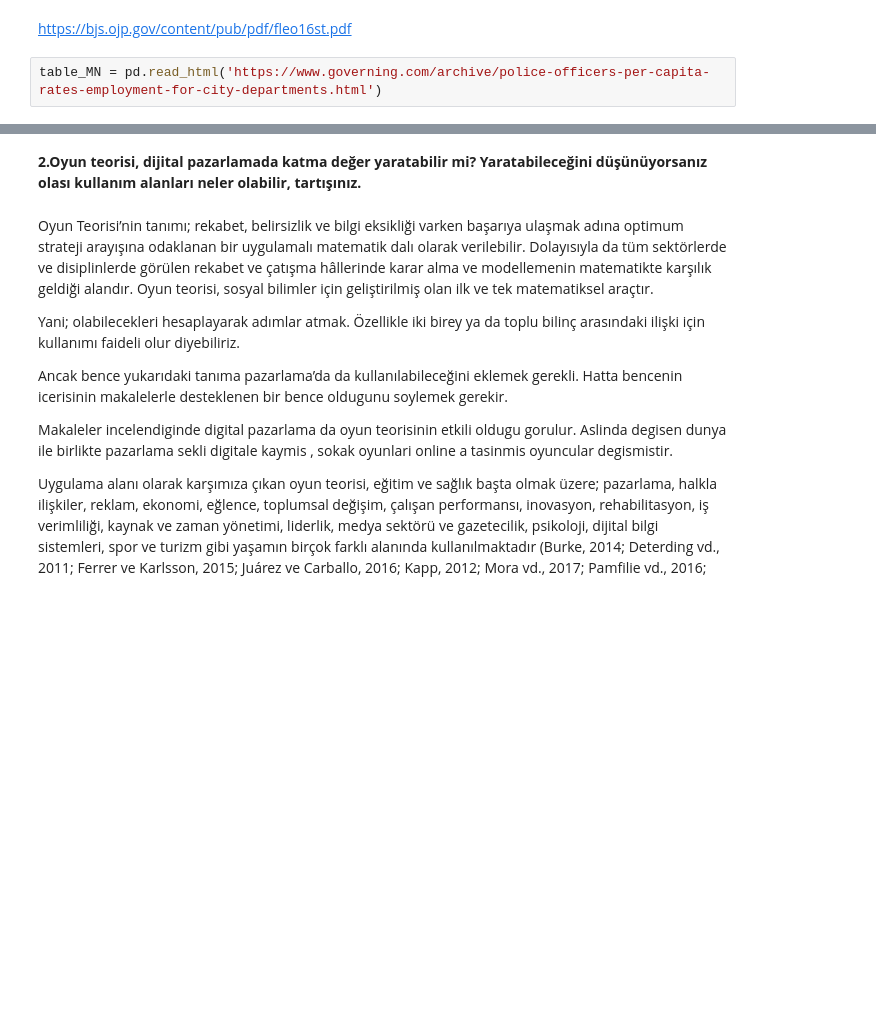
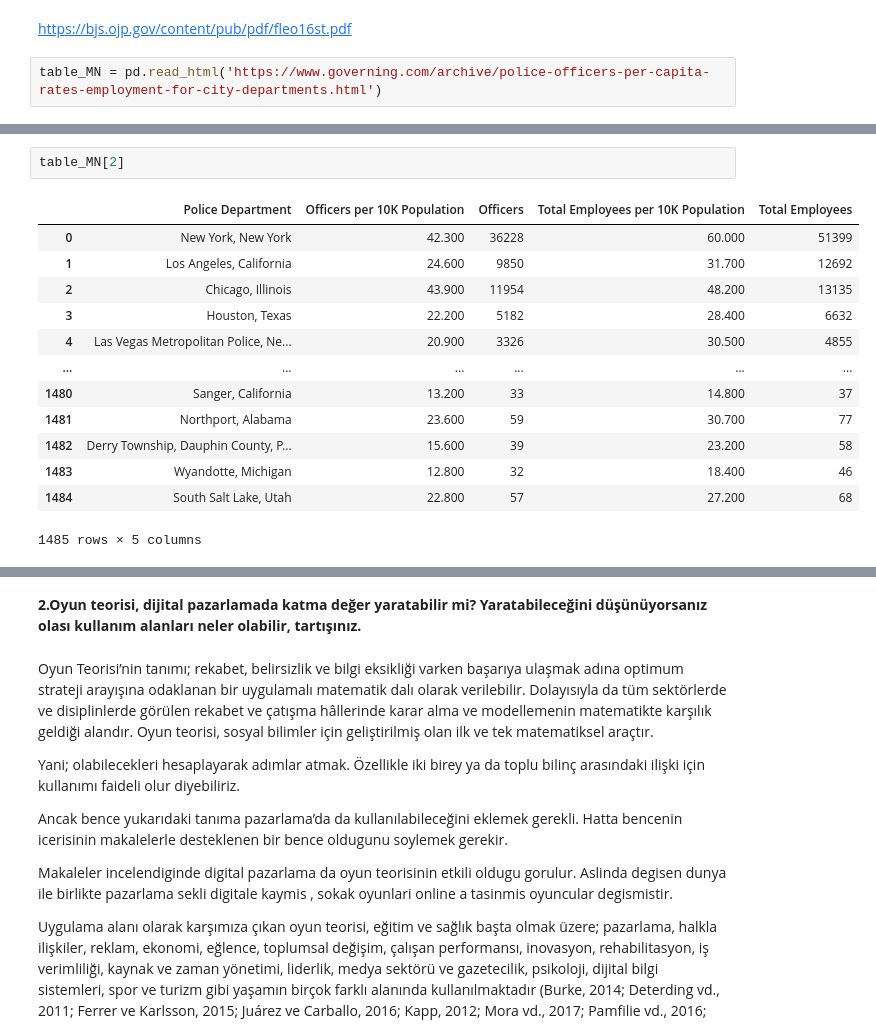
Before and after one commit to eildes06/02_DS_DATA_SCIENCE, a Jupyter notebook: churn_prediction.ipynb, the cells around one changed output, grey strips where cells are left out. Drawn from its saved outputs; the diff is of its cells as text; blank space fills up the shorter version.

```diff
--- a/churn_prediction.ipynb
+++ b/churn_prediction.ipynb
@@ -1277,0 +1294,16 @@ ValueError: ignored
+# %%
+table_MN[2]
+# %% [output]
+|  | Police Department | Officers per 10K Population | Officers | Total Employees per 10K Population | Total Employees |
+| 0 | New York, New York | 42.300 | 36228 | 60.000 | 51399 |
+| 1 | Los Angeles, California | 24.600 | 9850 | 31.700 | 12692 |
+| 2 | Chicago, Illinois | 43.900 | 11954 | 48.200 | 13135 |
+| 3 | Houston, Texas | 22.200 | 5182 | 28.400 | 6632 |
+| 4 | Las Vegas Metropolitan Police, Ne... | 20.900 | 3326 | 30.500 | 4855 |
+| ... | ... | ... | ... | ... | ... |
+| 1480 | Sanger, California | 13.200 | 33 | 14.800 | 37 |
+| 1481 | Northport, Alabama | 23.600 | 59 | 30.700 | 77 |
+| 1482 | Derry Township, Dauphin County, P... | 15.600 | 39 | 23.200 | 58 |
+| 1483 | Wyandotte, Michigan | 12.800 | 32 | 18.400 | 46 |
+| 1484 | South Salt Lake, Utah | 22.800 | 57 | 27.200 | 68 |
+1485 rows × 5 columns
```
Also changed, not shown: parts of 17 cells of this notebook.
